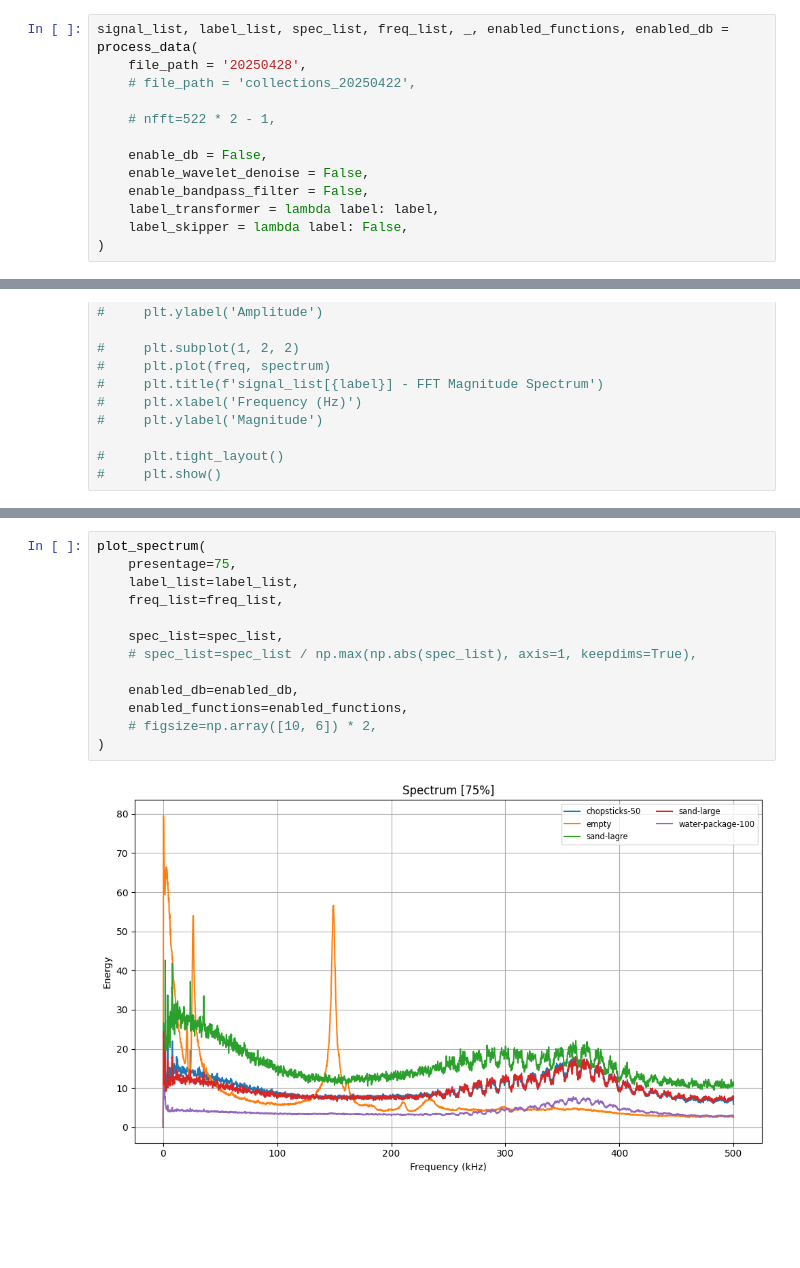
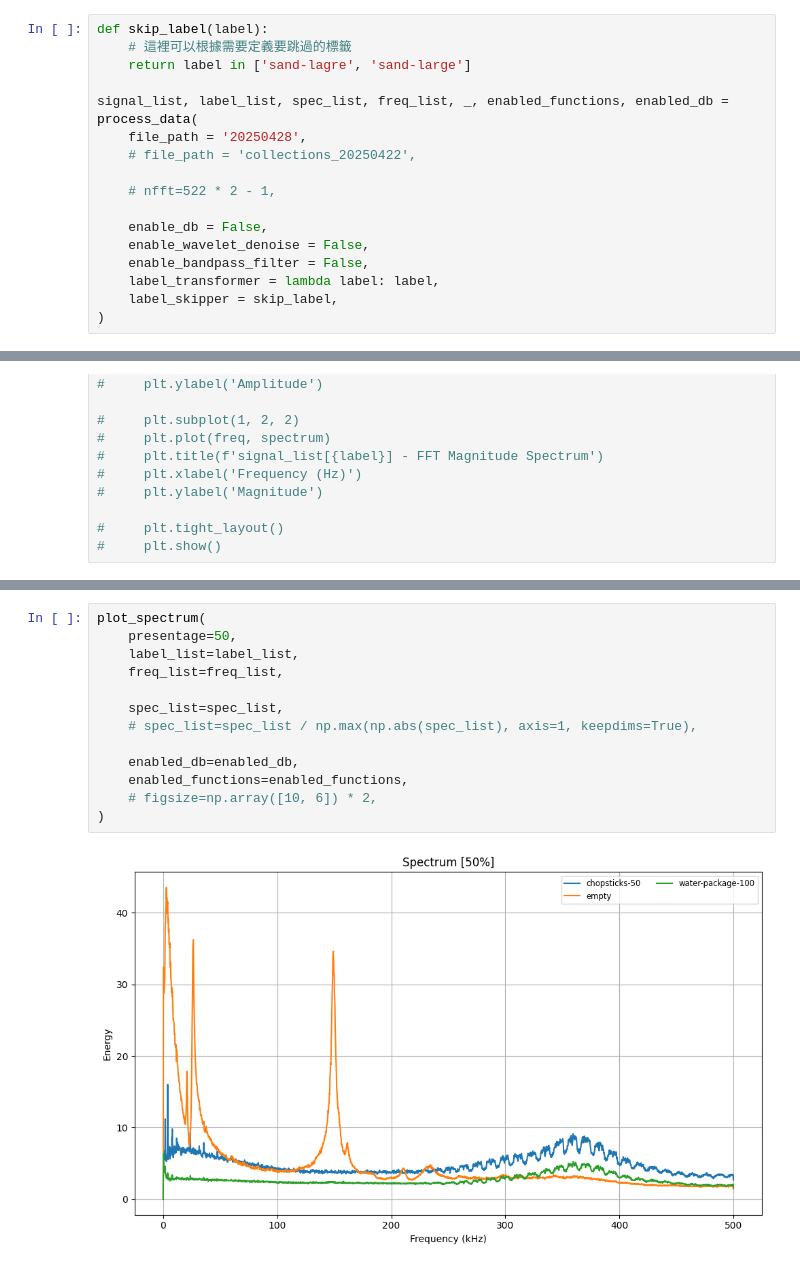
Before and after one commit to FFXa1442/STM32-Oscilloscope-Application-V1, a Jupyter notebook: data_manual_filter.ipynb, the cells around one changed output, grey strips where cells are left out. Cells and saved outputs as stored; diff of their text form; blank space fills up the shorter version.

```diff
--- a/data_manual_filter.ipynb
+++ b/data_manual_filter.ipynb
@@ -208,6 +208,10 @@ def process_data(
 
     return signal_list, label_list, spec_list, freq_list, destination_file_list, ' (' + ', '.join(enabled_functions) + ')' if enabled_functions else '', ' (dB)' if enable_db else ''
 # %%
+def skip_label(label):
+    # 這裡可以根據需要定義要跳過的標籤
+    return label in ['sand-lagre', 'sand-large']
+
 signal_list, label_list, spec_list, freq_list, _, enabled_functions, enabled_db = process_data(
     file_path = '20250428',
     # file_path = 'collections_20250422',
@@ -218,7 +222,7 @@ signal_list, label_list, spec_list, freq_list, _, enabled_functions, enabled_db
     enable_wavelet_denoise = False,
     enable_bandpass_filter = False,
     label_transformer = lambda label: label,
-    label_skipper = lambda label: False,
+    label_skipper = skip_label,
 )
 # %%
 # # 隨機選一個 signal_list 的訊號，同時繪製時域與頻域(FFT)圖
@@ -251,15 +255,15 @@ plot_spectrum_default(label_list, freq_list, spec_list, enabled_db, enabled_func
 # %%
 plot_spectrum(
-    presentage=75,
+    presentage=50,
     label_list=label_list,
     freq_list=freq_list,
 
     spec_list=spec_list,
     # spec_list=spec_list / np.max(np.abs(spec_list), axis=1, keepdims=True),
 
     enabled_db=enabled_db,
     enabled_functions=enabled_functions,
     # figsize=np.array([10, 6]) * 2,
 )
 # %% [output]
-[figure, old version]
+[figure, new version]
```
Also changed, not shown: parts of 11 cells of this notebook, 1 other file.
